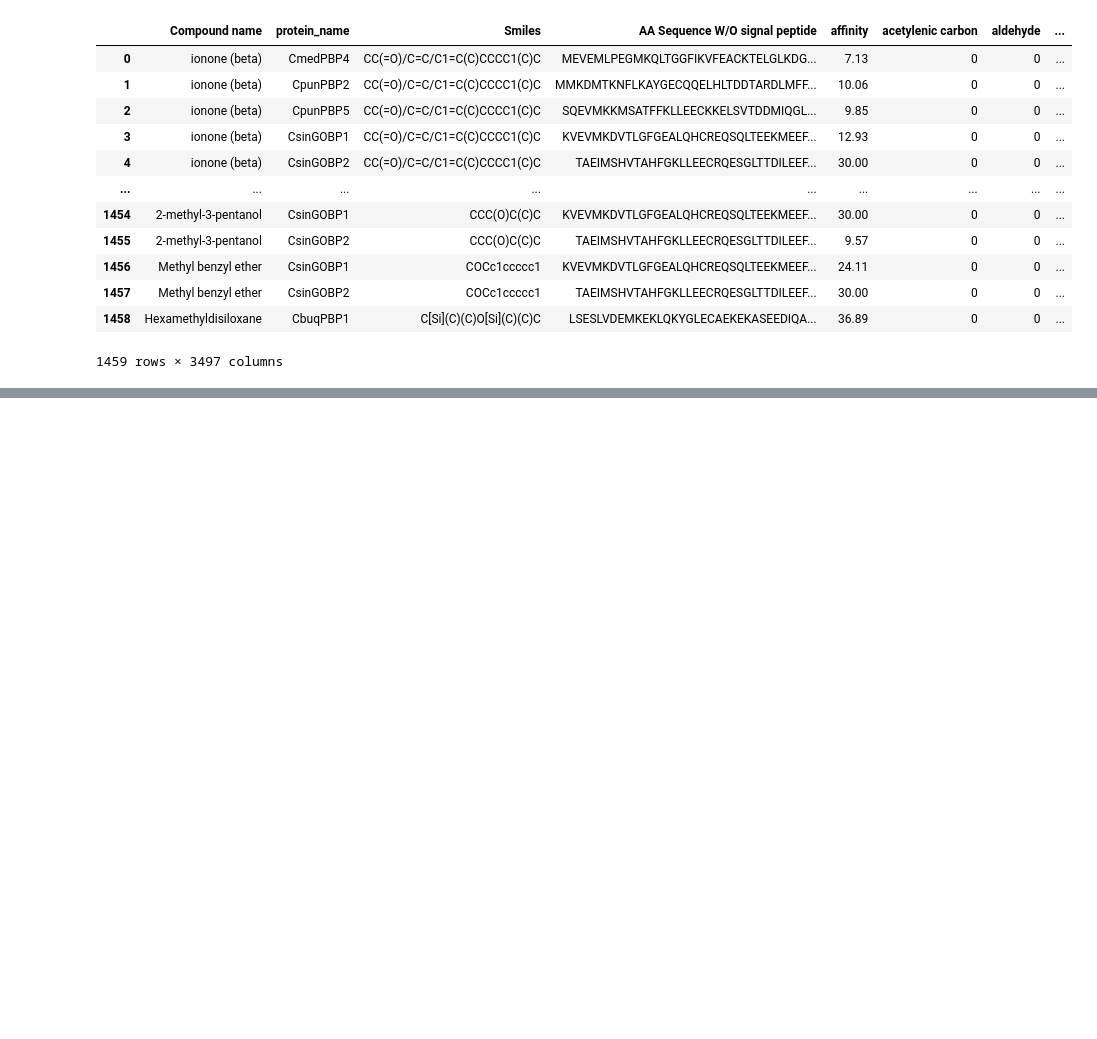
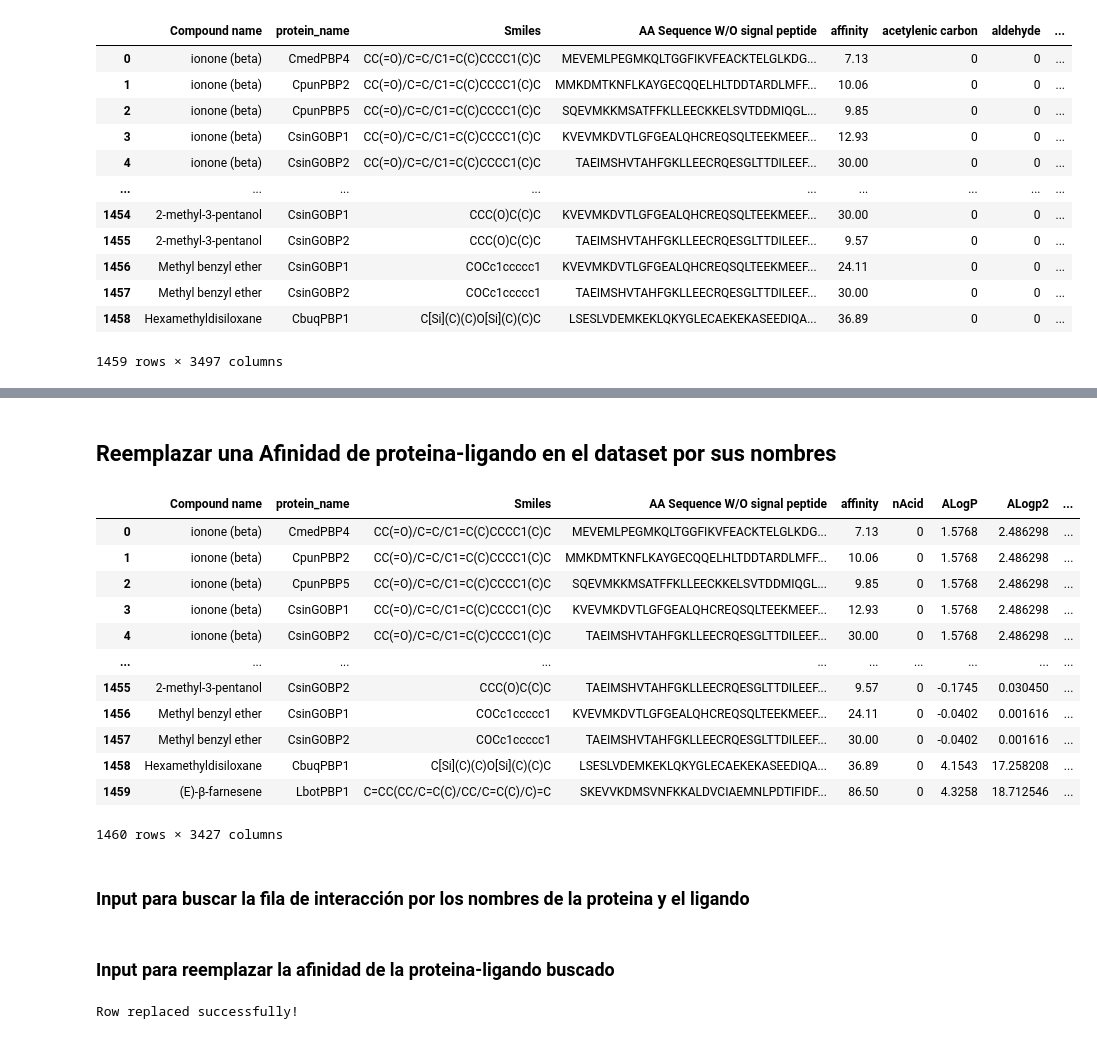
Before and after one commit to Gabolara453/ML_obps_vocs, a Jupyter notebook: ML_obps_covs - Etapa 2 y 3.ipynb, the cells around one changed output, grey strips where cells are left out. Drawn from its saved outputs; the diff is of its cells as text; code cells hidden in the pictures; blank space fills up the shorter version.

```diff
--- a/ML_obps_covs - Etapa 2 y 3.ipynb
+++ b/ML_obps_covs - Etapa 2 y 3.ipynb
@@ -715,0 +860,35 @@ merge_df1.to_excel("datasets/data_obps_covs_more_info.xlsx")
+# %%
+# Assuming 'smile' and 'sequence' are dictionaries as returned by your functions
+smile_df = pd.DataFrame([smile_descriptor])
+sequence_df = pd.DataFrame([sequence_descriptor])
+
+# Convertir las columnas 'object' a sus tipos de datos correspondientes
+for col in smile_df.columns:
+  if smile_df[col].dtype == 'object':
+    try:
+      # Intentar convertir a numérico
+      smile_df[col] = pd.to_numeric(smile_df[col], errors='coerce')
+    except ValueError:
+      # Si no se puede convertir a numérico, intentar convertir a categórico
+      smile_df[col] = smile_df[col].astype('category')
+
+
+# Concatenate the DataFrames
+descriptors_df = pd.concat([smile_df, sequence_df], axis=1)
+
+descriptors_matrix = filter_and_fill_missing(descriptors_df, dataset.iloc[:,5:].columns.tolist())
+
+new_row = {
+    'Compound name': compound_name,  # Replace with your compound name
+    'protein_name': protein_name,  # Replace with your protein name
+    'Smiles': smile, # Replace with the SMILES
+    'AA Sequence W/O signal peptide': sequence, # Replace with your sequence
+    'affinity': affinity,  # Replace with the affinity value
+}
+
+# Convert the new row to a DataFrame
+new_row_df = pd.DataFrame([new_row])
+
+new_row_df2 = pd.concat([new_row_df, descriptors_matrix], axis=1)
+
+new_row_df2
@@ -715,0 +901,7 @@ merge_df1.to_excel("datasets/data_obps_covs_more_info.xlsx")
+# %%
+# Concatenate the new row to the existing DataFrame
+dataset2 = pd.concat([dataset, new_row_df2], axis=0)
+dataset2.reset_index(drop=True, inplace=True)
+
+# Verify the addition of the new row
+dataset2.tail()
@@ -715,0 +918,20 @@ merge_df1.to_excel("datasets/data_obps_covs_more_info.xlsx")
+# %% [markdown]
+## Reemplazar una Afinidad de proteina-ligando en el dataset por sus nombres
+# %%
+dataset2
+# %% [output]
+|  | Compound name | protein_name | Smiles | AA Sequence W/O signal peptide | affinity | nAcid | ALogP | ALogp2 | ... |
+| 0 | ionone (beta) | CmedPBP4 | CC(=O)/C=C/C1=C(C)CCCC1(C)C | MEVEMLPEGMKQLTGGFIKVFEACKTELGLKDG... | 7.13 | 0 | 1.5768 | 2.486298 | ... |
+| 1 | ionone (beta) | CpunPBP2 | CC(=O)/C=C/C1=C(C)CCCC1(C)C | MMKDMTKNFLKAYGECQQELHLTDDTARDLMFF... | 10.06 | 0 | 1.5768 | 2.486298 | ... |
+| 2 | ionone (beta) | CpunPBP5 | CC(=O)/C=C/C1=C(C)CCCC1(C)C | SQEVMKKMSATFFKLLEECKKELSVTDDMIQGL... | 9.85 | 0 | 1.5768 | 2.486298 | ... |
+| 3 | ionone (beta) | CsinGOBP1 | CC(=O)/C=C/C1=C(C)CCCC1(C)C | KVEVMKDVTLGFGEALQHCREQSQLTEEKMEEF... | 12.93 | 0 | 1.5768 | 2.486298 | ... |
+| 4 | ionone (beta) | CsinGOBP2 | CC(=O)/C=C/C1=C(C)CCCC1(C)C | TAEIMSHVTAHFGKLLEECRQESGLTTDILEEF... | 30.00 | 0 | 1.5768 | 2.486298 | ... |
+| ... | ... | ... | ... | ... | ... | ... | ... | ... | ... |
+| 1455 | 2-methyl-3-pentanol | CsinGOBP2 | CCC(O)C(C)C | TAEIMSHVTAHFGKLLEECRQESGLTTDILEEF... | 9.57 | 0 | -0.1745 | 0.030450 | ... |
+| 1456 | Methyl benzyl ether | CsinGOBP1 | COCc1ccccc1 | KVEVMKDVTLGFGEALQHCREQSQLTEEKMEEF... | 24.11 | 0 | -0.0402 | 0.001616 | ... |
+| 1457 | Methyl benzyl ether | CsinGOBP2 | COCc1ccccc1 | TAEIMSHVTAHFGKLLEECRQESGLTTDILEEF... | 30.00 | 0 | -0.0402 | 0.001616 | ... |
+| 1458 | Hexamethyldisiloxane | CbuqPBP1 | C[Si](C)(C)O[Si](C)(C)C | LSESLVDEMKEKLQKYGLECAEKEKASEEDIQA... | 36.89 | 0 | 4.1543 | 17.258208 | ... |
+| 1459 | (E)‐β‐farnesene | LbotPBP1 | C=CC(CC/C=C(C)/CC/C=C(C)/C)=C | SKEVVKDMSVNFKKALDVCIAEMNLPDTIFIDF... | 86.50 | 0 | 4.3258 | 18.712546 | ... |
+1460 rows × 3427 columns
+# %% [markdown]
+### Input para buscar la fila de interacción por los nombres de la proteina y el ligando
@@ -715,0 +942,2 @@ merge_df1.to_excel("datasets/data_obps_covs_more_info.xlsx")
+# %% [markdown]
+### Input para reemplazar la afinidad de la proteina-ligando buscado
@@ -715,0 +947,16 @@ merge_df1.to_excel("datasets/data_obps_covs_more_info.xlsx")
+# %%
+# Find the row index to replace
+row_index_to_replace = dataset2[(dataset2['Compound name'] == compound_name_search) & (dataset2['protein_name'] == protein_name_search)].index
+
+# Check if the row exists
+if not row_index_to_replace.empty:
+    # Update the values in the specified columns for the identified row
+    dataset2.loc[row_index_to_replace, ['affinity']] = [affinity_replace]  # Replace with desired values
+
+    # Save the updated DataFrame to the Excel file
+    dataset2.to_excel("datasets/dataset_cov_obps_5.xlsx", index=False)
+    print("Row replaced successfully!")
+else:
+    print("Row not found in the DataFrame.")
+# %% [output]
+Row replaced successfully!
```
Also changed, not shown: parts of 22 cells of this notebook, 2 other files.
